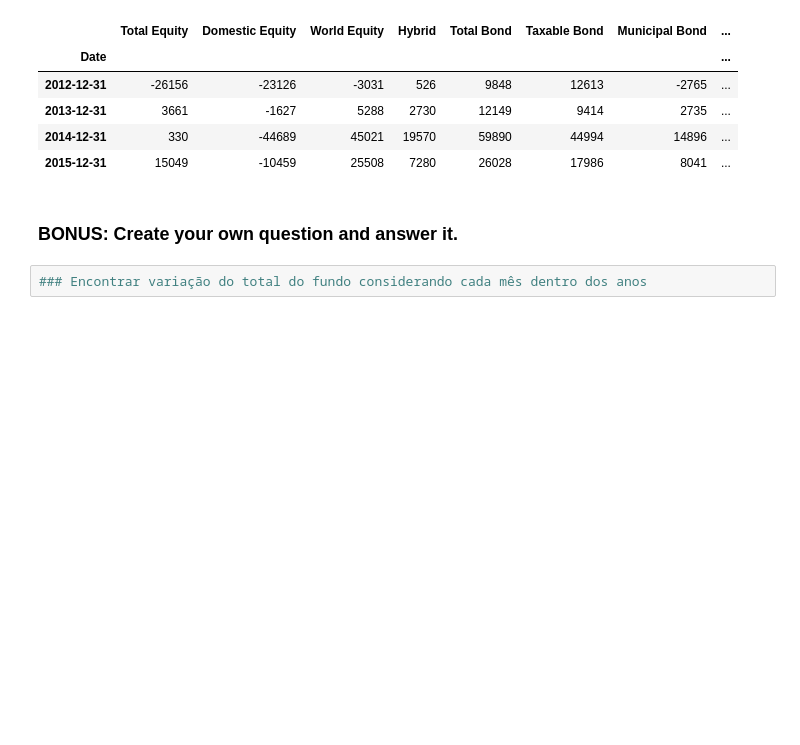
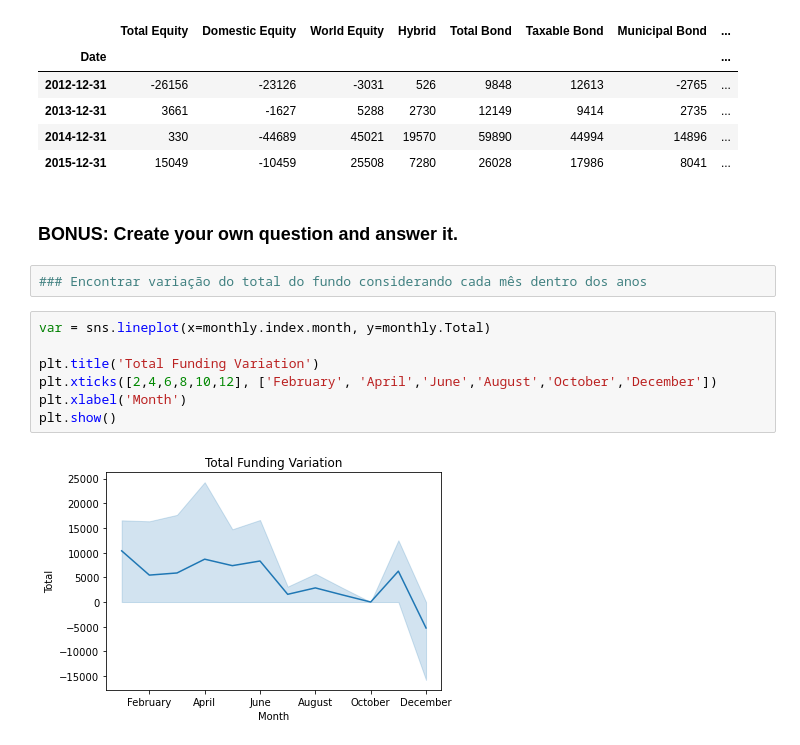
Before and after one commit to joaovitorez/octos-academy, a Jupyter notebook: 02. Data Handling/Exercises/09_Time_Series/Investor_Flow_of_Funds_US/Exercises.ipynb, the cells around one changed output. Saved outputs shown, nothing was run; the diff lists cells and outputs as text; blank space fills up the shorter version.

```diff
--- a/02. Data Handling/Exercises/09_Time_Series/Investor_Flow_of_Funds_US/Exercises.ipynb
+++ b/02. Data Handling/Exercises/09_Time_Series/Investor_Flow_of_Funds_US/Exercises.ipynb
@@ -85,4 +85,13 @@ yearly
 ### BONUS: Create your own question and answer it.
 # %%
 ### Encontrar variação do total do fundo considerando cada mês dentro dos anos
+# %%
+var = sns.lineplot(x=monthly.index.month, y=monthly.Total)
+
+plt.title('Total Funding Variation')
+plt.xticks([2,4,6,8,10,12], ['February', 'April','June','August','October','December'])
+plt.xlabel('Month')
+plt.show()
+# %% [output]
+[figure, added]
 # %%
```
Also changed, not shown: parts of 1 cell of this notebook.
